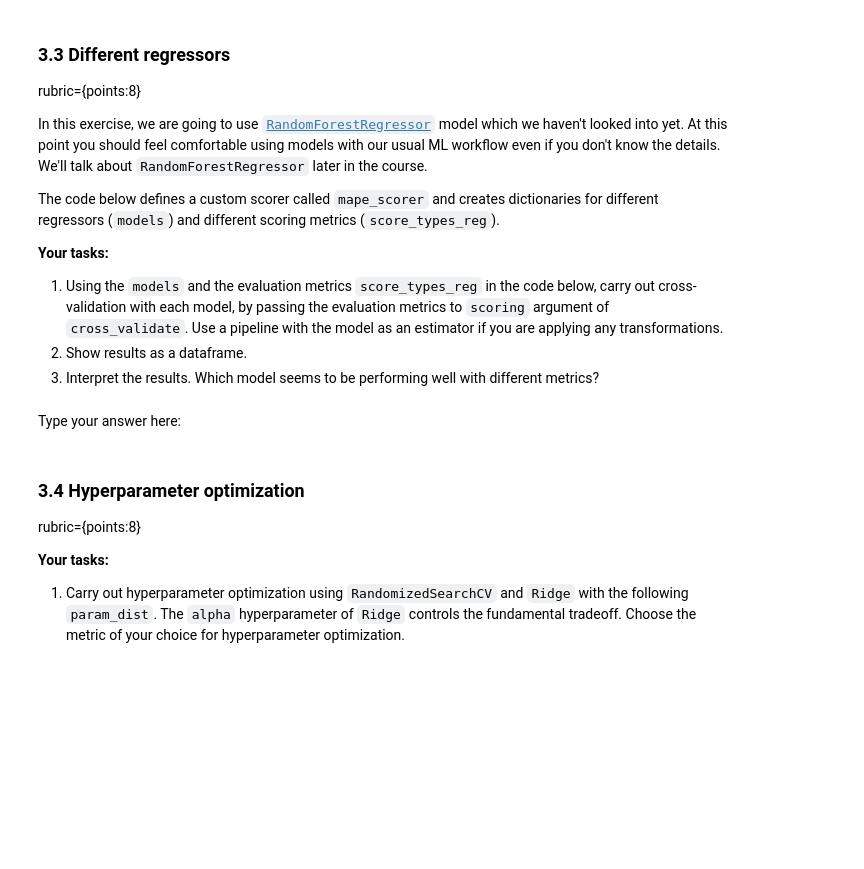
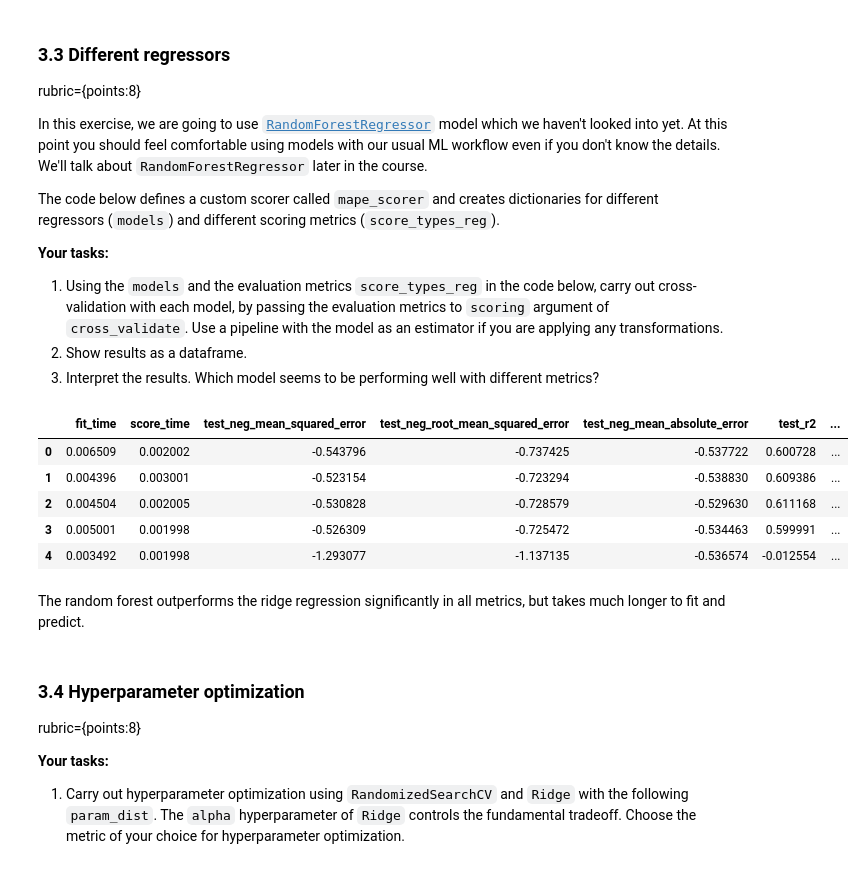
Before and after one commit to CarsonFox/MachineLearning, a Jupyter notebook: HW5/CS4320_HW5.ipynb, the cells around one changed output. Saved outputs shown, nothing was run; the diff lists cells and outputs as text; code cells hidden in the pictures; blank space fills up the shorter version.

```diff
--- a/HW5/CS4320_HW5.ipynb
+++ b/HW5/CS4320_HW5.ipynb
@@ -519,2 +517,10 @@ score_types_reg = {
-# %% [markdown]
-Type your answer here:
+# %%
+pipe = make_pipeline(scaler, models["Ridge"])
+pd.DataFrame(cross_validate(pipe, X_train, y=y_train, scoring=score_types_reg))
+# %% [output]
+|  | fit_time | score_time | test_neg_mean_squared_error | test_neg_root_mean_squared_error | test_neg_mean_absolute_error | test_r2 | ... |
+| 0 | 0.006509 | 0.002002 | -0.543796 | -0.737425 | -0.537722 | 0.600728 | ... |
+| 1 | 0.004396 | 0.003001 | -0.523154 | -0.723294 | -0.538830 | 0.609386 | ... |
+| 2 | 0.004504 | 0.002005 | -0.530828 | -0.728579 | -0.529630 | 0.611168 | ... |
+| 3 | 0.005001 | 0.001998 | -0.526309 | -0.725472 | -0.534463 | 0.599991 | ... |
+| 4 | 0.003492 | 0.001998 | -1.293077 | -1.137135 | -0.536574 | -0.012554 | ... |
@@ -521,3 +530,5 @@ Type your answer here:
+# %% [markdown]
+The random forest outperforms the ridge regression significantly in all metrics, but takes much longer to fit and predict.
 # %% [markdown]
 ### 3.4 Hyperparameter optimization
 rubric={points:8}
```
Also changed, not shown: parts of 11 cells of this notebook.
